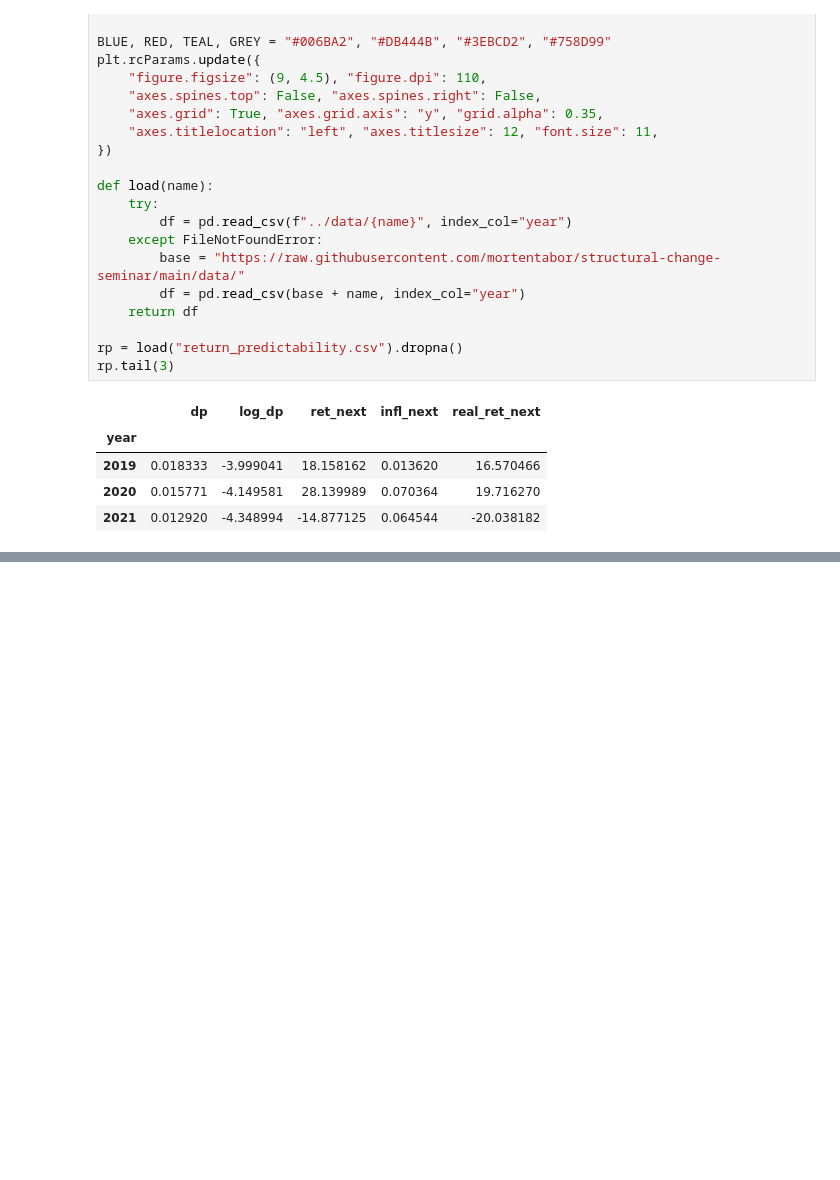
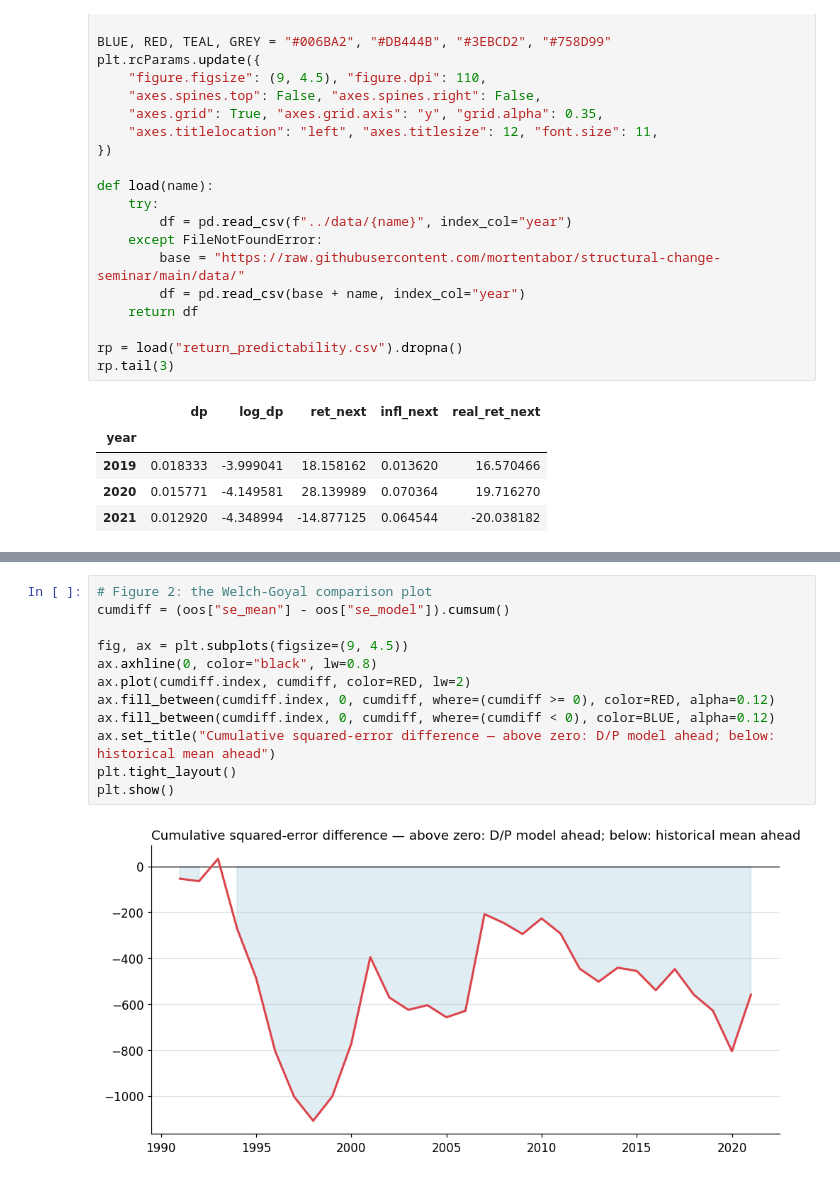
Before and after one commit to mortentabor/structural-change-seminar, a Jupyter notebook: notebooks/04-return-predictability.ipynb, the cells around one changed output, grey strips where cells are left out. Cells and saved outputs as stored; diff of their text form; blank space fills up the shorter version.

```diff
--- a/notebooks/04-return-predictability.ipynb
+++ b/notebooks/04-return-predictability.ipynb
@@ -123,0 +176,14 @@ Then stress-test the finding: move the split years in the `SUBSAMPLES` cell abov
+# %%
+# Figure 2: the Welch-Goyal comparison plot
+cumdiff = (oos["se_mean"] - oos["se_model"]).cumsum()
+
+fig, ax = plt.subplots(figsize=(9, 4.5))
+ax.axhline(0, color="black", lw=0.8)
+ax.plot(cumdiff.index, cumdiff, color=RED, lw=2)
+ax.fill_between(cumdiff.index, 0, cumdiff, where=(cumdiff >= 0), color=RED, alpha=0.12)
+ax.fill_between(cumdiff.index, 0, cumdiff, where=(cumdiff < 0), color=BLUE, alpha=0.12)
+ax.set_title("Cumulative squared-error difference — above zero: D/P model ahead; below: historical mean ahead")
+plt.tight_layout()
+plt.show()
+# %% [output]
+[figure, added]
```
Also changed, not shown: parts of 19 cells of this notebook, 1 other file.
